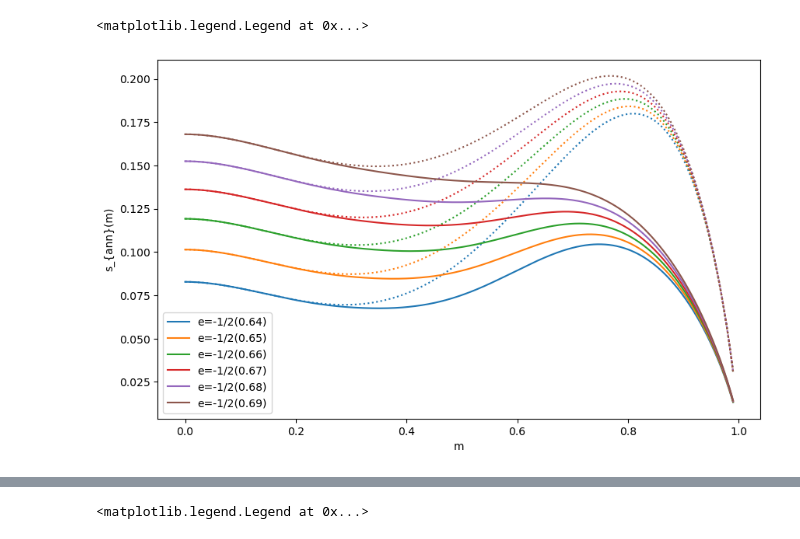
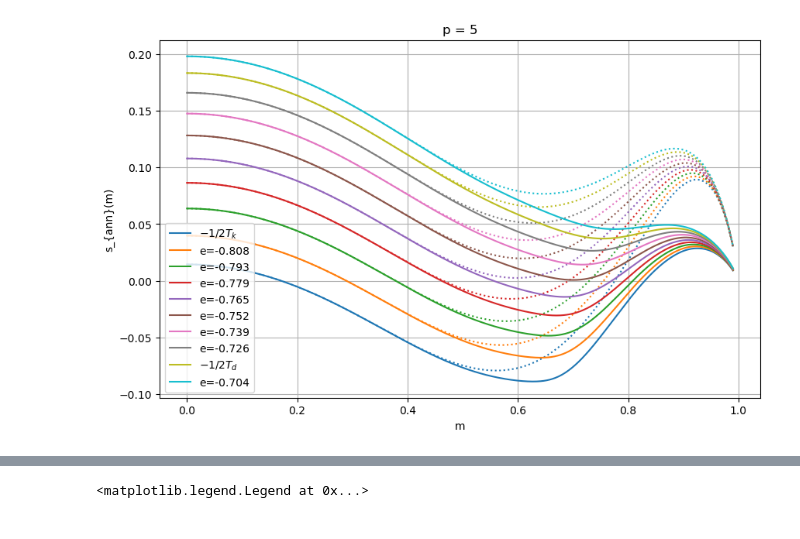
Before and after one commit to mvilucchio/fixed-energy-slice, a Jupyter notebook: Annealed_vs_RS.ipynb, the cells around one changed output, grey strips where cells are left out. Drawn from its saved outputs; the diff is of its cells as text; code cells hidden in the pictures.

```diff
--- a/Annealed_vs_RS.ipynb
+++ b/Annealed_vs_RS.ipynb
@@ -11,7 +8,3 @@ The autoreload extension is already loaded. To reload it, use:
 # %%
 from integrals import *
 from scipy.optimize import fmin, minimize_scalar, minimize, root_scalar
-# %%
-def annealed_entropy(m,e,p):
-    H = -(1+m)*np.log((1+m)/2)/2 - (1-m)*np.log((1-m)/2)/2
-    return H - e**2*(1-m**p)**2
@@ -59,12 +17,46 @@ for jdx, e in enumerate(tqdm(es)):
+# %%
+Teqs = np.hstack((np.linspace(T_kauz, T_dyn, n_points_T - 1), np.array([(n_points_T * T_dyn -T_kauz) / (n_points_T - 1),])))
+
+es = -1 / (2 * Teqs)
+# %%
+ms = np.linspace(0.0, 0.99, n_points_m)
+
+data = observables((len(Teqs), n_points_m))
+
+for jdx, e in enumerate(tqdm(es)):
+    for idx, m in enumerate(ms):
+        h, q = fixed_points_h_q(m, e, p)
+
+        data['q'][jdx, idx] = q
+        data['h'][jdx, idx] = h
+        data['T'][jdx, idx] = 1 / beta_q_e(q, m, e, p)
+        data['delta_f'][jdx, idx] = deltaf_FP(m, q, h, p, e)
+        data['s'][jdx, idx] = s_FP(m, q, h, p, e)
+        data['dAT'][jdx, idx] = dAT_condition(
+            q, m, h, beta_q_e(q, m, e, p), beta_q_e(q, m, e, p) / 2, p
+        )
+
+s_anneald = np.empty((len(Teqs), n_points_m))
+for jdx, e in enumerate(tqdm(es)):
+    for idx, m in enumerate(ms):
+        s_anneald[jdx, idx] = annealed_entropy(m, e, p)
 # %%
 plt.figure(figsize=(10,6))
+plt.title(f"p = {p:d}")
 for i, e in enumerate(es):
-    s = annealed_entropy(ms, e, p)
-    plt.plot(ms, s, ':', color=f'C{i}')
-    plt.plot(ms, entropys[i], label=f'e=-1/2({Teqs[i]:.2f})', color=f'C{i}')
+    legend_name = f'e={e:.3f}'
+    if i == 0:
+        legend_name = r'$- 1/2T_k$'
+    if i == len(es) - 2:
+        legend_name = r'$ - 1/2T_d$'
+
+    plt.plot(ms, s_anneald[i], ':', color=f'C{i}')
+    plt.plot(ms, data['s'][i], label=legend_name, color=f'C{i}')
 plt.xlabel('m')
 plt.ylabel(r's_{ann}(m)')
 plt.legend()
+plt.grid()
+
+plt.savefig(f"./annealed_vs_RS_p{p:d}.png")
 # %% [output]
-<matplotlib.legend.Legend at 0x...>
-[figure, old version]
+[figure, new version]
```
Also changed, not shown: parts of 9 cells of this notebook, 2 other files.
